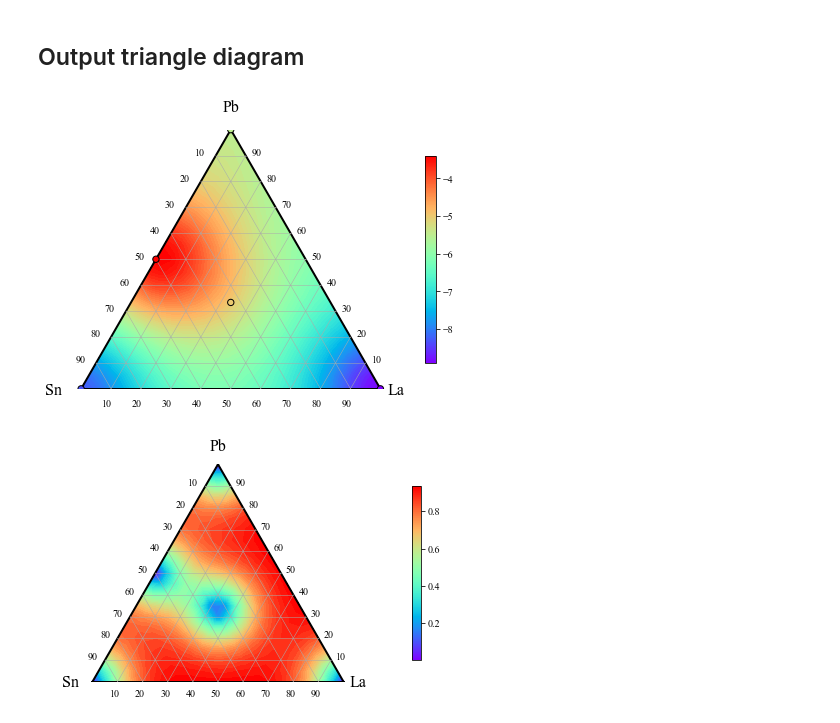
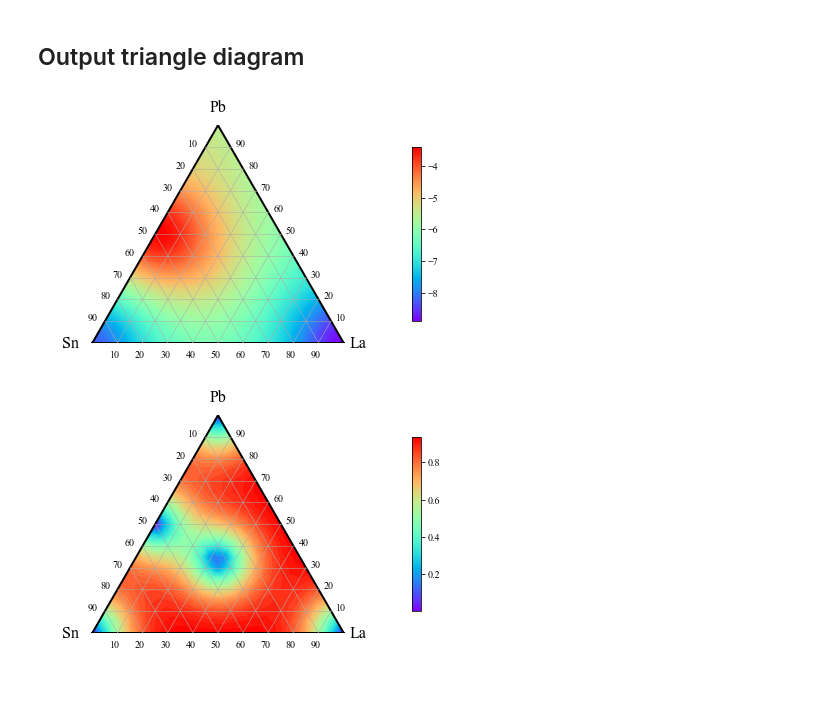
Before and after one commit to Ottomossei/mi, a Jupyter notebook: example/bayes.ipynb, the cells around one changed output. Cells and saved outputs as stored; diff of their text form; code cells hidden in the pictures; blank space fills up the shorter version.

```diff
--- a/example/bayes.ipynb
+++ b/example/bayes.ipynb
@@ -37,10 +30,10 @@ mu, sigma, ei = bo.get_info()
 ## Output triangle diagram
 # %%
 # Diagram of mu by Gaussian process
+tv = TriView()
 graph_mu = tv.get_tri_graph(atoms, X_all, mu)
-graph_mu = tv.add_plot(graph_mu, X_exp, y_exp)
 # %% [output]
-[figure, old version]
+[figure, new version]
 # %%
 # Diagram of sigma by Gaussian process
 graph_sigma = tv.get_tri_graph(atoms, X_all, sigma)
```
Also changed, not shown: parts of 1 cell of this notebook.
